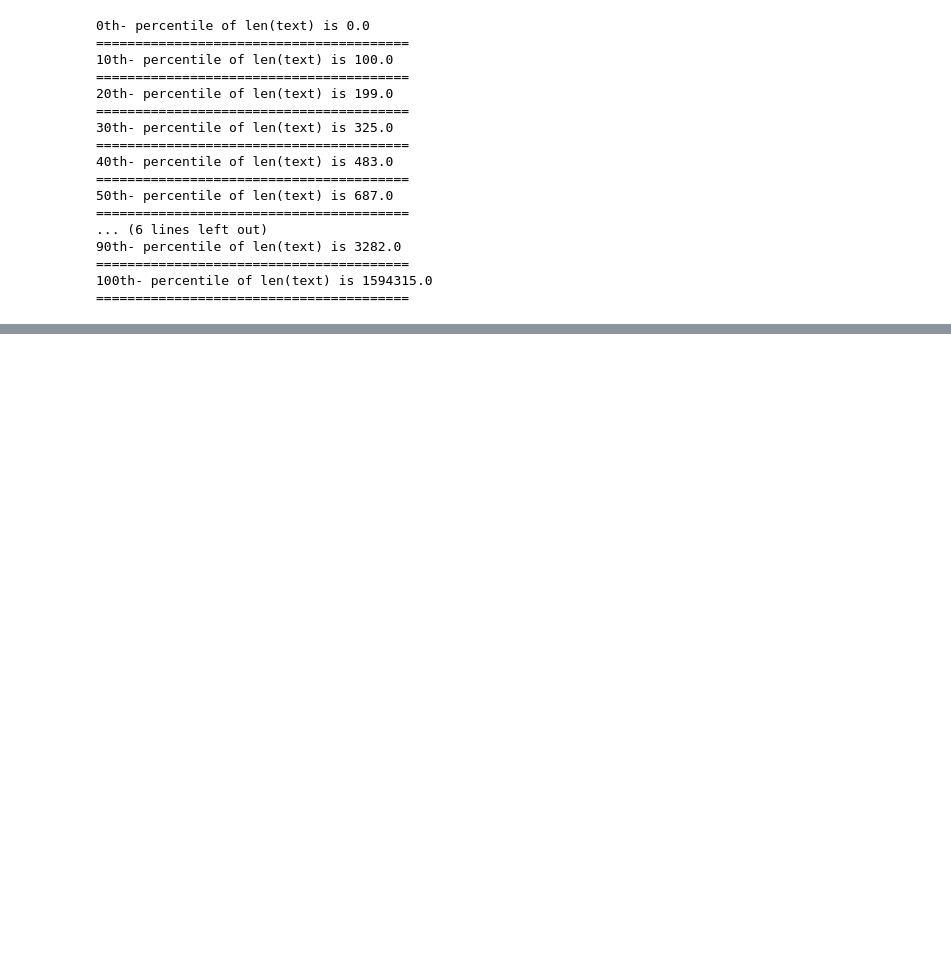
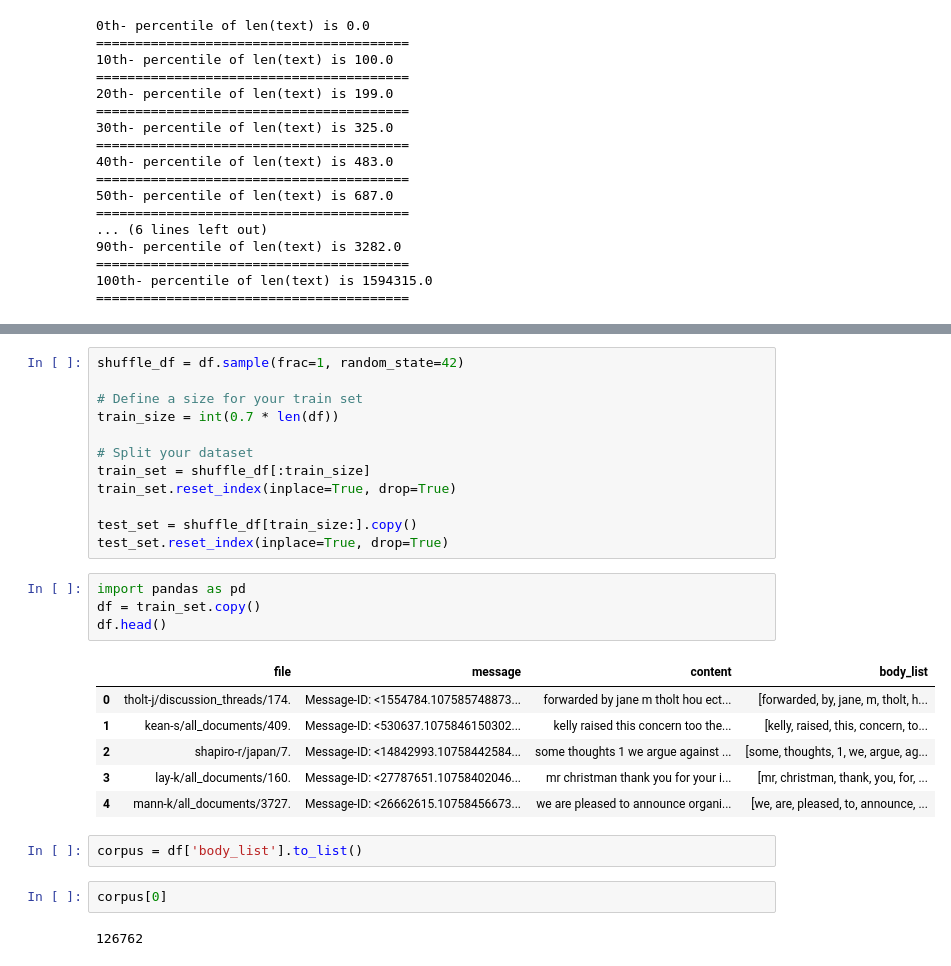
Before and after one commit to iopenattheclose/SmallLangModeling, a Jupyter notebook: SmallLangModeling.ipynb, the cells around one changed output, grey strips where cells are left out. Cells and saved outputs as stored; diff of their text form; blank space fills up the shorter version.

```diff
--- a/SmallLangModeling.ipynb
+++ b/SmallLangModeling.ipynb
@@ -142,0 +184,29 @@ if __name__ == "__main__":
+# %%
+shuffle_df = df.sample(frac=1, random_state=42)
+
+# Define a size for your train set
+train_size = int(0.7 * len(df))
+
+# Split your dataset
+train_set = shuffle_df[:train_size]
+train_set.reset_index(inplace=True, drop=True)
+
+test_set = shuffle_df[train_size:].copy()
+test_set.reset_index(inplace=True, drop=True)
+# %%
+import pandas as pd
+df = train_set.copy()
+df.head()
+# %% [output]
+|  | file | message | content | body_list |
+| 0 | tholt-j/discussion_threads/174. | Message-ID: <1554784.107585748873... | forwarded by jane m tholt hou ect... | [forwarded, by, jane, m, tholt, h... |
+| 1 | kean-s/all_documents/409. | Message-ID: <530637.1075846150302... | kelly raised this concern too the... | [kelly, raised, this, concern, to... |
+| 2 | shapiro-r/japan/7. | Message-ID: <14842993.10758442584... | some thoughts 1 we argue against ... | [some, thoughts, 1, we, argue, ag... |
+| 3 | lay-k/all_documents/160. | Message-ID: <27787651.10758402046... | mr christman thank you for your i... | [mr, christman, thank, you, for, ... |
+| 4 | mann-k/all_documents/3727. | Message-ID: <26662615.10758456673... | we are pleased to announce organi... | [we, are, pleased, to, announce, ... |
+# %%
+corpus = df['body_list'].to_list()
+# %%
+corpus[0]
+# %% [output]
+126762
```
Also changed, not shown: parts of 7 cells of this notebook.
